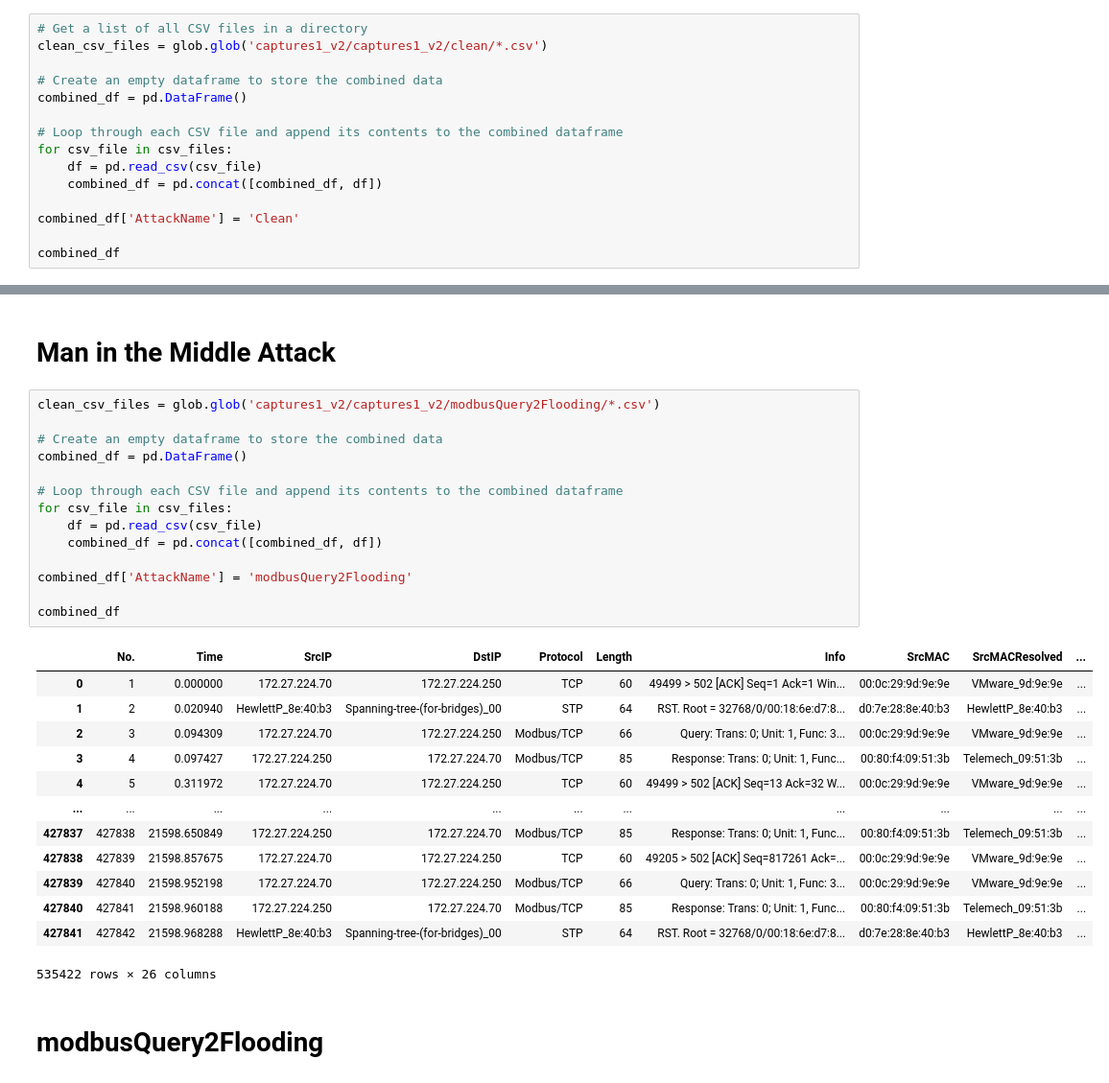
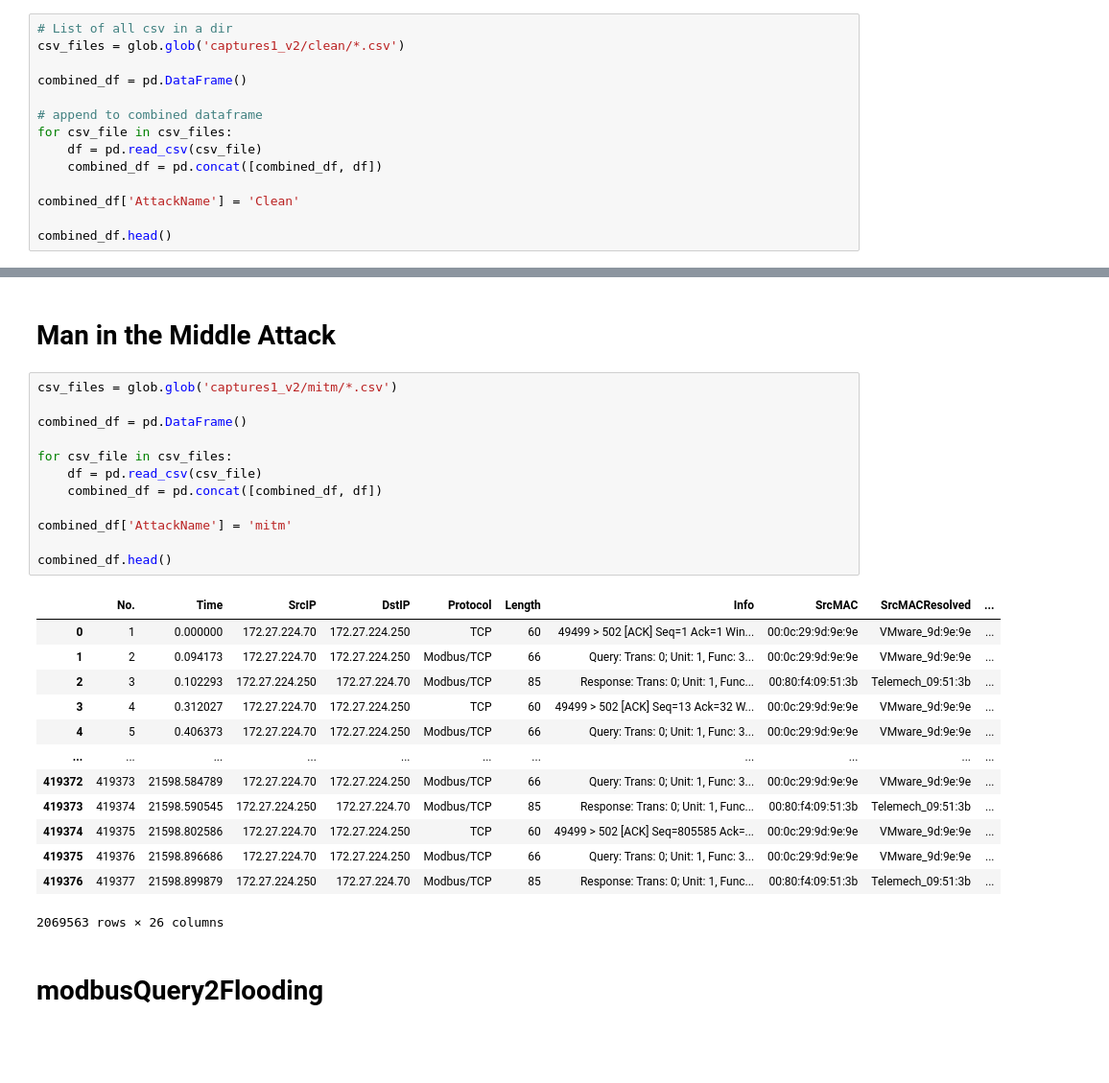
Before and after one commit to Amani-blip/Modbus-Protocol-Attacks, a Jupyter notebook: DimensionalModel.ipynb, the cells around one changed output, grey strips where cells are left out. Shown at 96% size. Cells and saved outputs as stored; diff of their text form; blank space fills up the shorter version.

Commit message:
adding remaining attacks

```diff
--- a/DimensionalModel.ipynb
+++ b/DimensionalModel.ipynb
@@ -4,20 +12,19 @@ import glob
 # %% [markdown]
 # Clean Packet Capture
 # %%
-# Get a list of all CSV files in a directory
-clean_csv_files = glob.glob('captures1_v2/captures1_v2/clean/*.csv')
+# List of all csv in a dir
+csv_files = glob.glob('captures1_v2/clean/*.csv')
 
-# Create an empty dataframe to store the combined data
 combined_df = pd.DataFrame()
 
-# Loop through each CSV file and append its contents to the combined dataframe
+# append to combined dataframe
 for csv_file in csv_files:
     df = pd.read_csv(csv_file)
     combined_df = pd.concat([combined_df, df])
 
 combined_df['AttackName'] = 'Clean'
 
-combined_df
+combined_df.head()
 # %% [output]
 |  | No. | Time | SrcIP | DstIP | Protocol | Length | Info | SrcMAC | SrcMACResolved | ... |
 | 0 | 1 | 0.000000 | 172.27.224.70 | 172.27.224.250 | TCP | 60 | 49499 > 502 [ACK] Seq=1 Ack=1 Win... | 00:0c:29:9d:9e:9e | VMware_9d:9e:9e | ... |
@@ -35,33 +42,31 @@ combined_df
 # %% [markdown]
 # Man in the Middle Attack
 # %%
-clean_csv_files = glob.glob('captures1_v2/captures1_v2/modbusQuery2Flooding/*.csv')
+csv_files = glob.glob('captures1_v2/mitm/*.csv')
 
-# Create an empty dataframe to store the combined data
 combined_df = pd.DataFrame()
 
-# Loop through each CSV file and append its contents to the combined dataframe
 for csv_file in csv_files:
     df = pd.read_csv(csv_file)
     combined_df = pd.concat([combined_df, df])
 
-combined_df['AttackName'] = 'modbusQuery2Flooding'
+combined_df['AttackName'] = 'mitm'
 
-combined_df
+combined_df.head()
 # %% [output]
 |  | No. | Time | SrcIP | DstIP | Protocol | Length | Info | SrcMAC | SrcMACResolved | ... |
 | 0 | 1 | 0.000000 | 172.27.224.70 | 172.27.224.250 | TCP | 60 | 49499 > 502 [ACK] Seq=1 Ack=1 Win... | 00:0c:29:9d:9e:9e | VMware_9d:9e:9e | ... |
-| 1 | 2 | 0.020940 | HewlettP_8e:40:b3 | Spanning-tree-(for-bridges)_00 | STP | 64 | RST. Root = 32768/0/00:18:6e:d7:8... | d0:7e:28:8e:40:b3 | HewlettP_8e:40:b3 | ... |
-| 2 | 3 | 0.094309 | 172.27.224.70 | 172.27.224.250 | Modbus/TCP | 66 | Query: Trans: 0; Unit: 1, Func: 3... | 00:0c:29:9d:9e:9e | VMware_9d:9e:9e | ... |
-| 3 | 4 | 0.097427 | 172.27.224.250 | 172.27.224.70 | Modbus/TCP | 85 | Response: Trans: 0; Unit: 1, Func... | 00:80:f4:09:51:3b | Telemech_09:51:3b | ... |
-| 4 | 5 | 0.311972 | 172.27.224.70 | 172.27.224.250 | TCP | 60 | 49499 > 502 [ACK] Seq=13 Ack=32 W... | 00:0c:29:9d:9e:9e | VMware_9d:9e:9e | ... |
+| 1 | 2 | 0.094173 | 172.27.224.70 | 172.27.224.250 | Modbus/TCP | 66 | Query: Trans: 0; Unit: 1, Func: 3... | 00:0c:29:9d:9e:9e | VMware_9d:9e:9e | ... |
+| 2 | 3 | 0.102293 | 172.27.224.250 | 172.27.224.70 | Modbus/TCP | 85 | Response: Trans: 0; Unit: 1, Func... | 00:80:f4:09:51:3b | Telemech_09:51:3b | ... |
+| 3 | 4 | 0.312027 | 172.27.224.70 | 172.27.224.250 | TCP | 60 | 49499 > 502 [ACK] Seq=13 Ack=32 W... | 00:0c:29:9d:9e:9e | VMware_9d:9e:9e | ... |
+| 4 | 5 | 0.406373 | 172.27.224.70 | 172.27.224.250 | Modbus/TCP | 66 | Query: Trans: 0; Unit: 1, Func: 3... | 00:0c:29:9d:9e:9e | VMware_9d:9e:9e | ... |
 | ... | ... | ... | ... | ... | ... | ... | ... | ... | ... | ... |
-| 427837 | 427838 | 21598.650849 | 172.27.224.250 | 172.27.224.70 | Modbus/TCP | 85 | Response: Trans: 0; Unit: 1, Func... | 00:80:f4:09:51:3b | Telemech_09:51:3b | ... |
-| 427838 | 427839 | 21598.857675 | 172.27.224.70 | 172.27.224.250 | TCP | 60 | 49205 > 502 [ACK] Seq=817261 Ack=... | 00:0c:29:9d:9e:9e | VMware_9d:9e:9e | ... |
-| 427839 | 427840 | 21598.952198 | 172.27.224.70 | 172.27.224.250 | Modbus/TCP | 66 | Query: Trans: 0; Unit: 1, Func: 3... | 00:0c:29:9d:9e:9e | VMware_9d:9e:9e | ... |
-| 427840 | 427841 | 21598.960188 | 172.27.224.250 | 172.27.224.70 | Modbus/TCP | 85 | Response: Trans: 0; Unit: 1, Func... | 00:80:f4:09:51:3b | Telemech_09:51:3b | ... |
-| 427841 | 427842 | 21598.968288 | HewlettP_8e:40:b3 | Spanning-tree-(for-bridges)_00 | STP | 64 | RST. Root = 32768/0/00:18:6e:d7:8... | d0:7e:28:8e:40:b3 | HewlettP_8e:40:b3 | ... |
+| 419372 | 419373 | 21598.584789 | 172.27.224.70 | 172.27.224.250 | Modbus/TCP | 66 | Query: Trans: 0; Unit: 1, Func: 3... | 00:0c:29:9d:9e:9e | VMware_9d:9e:9e | ... |
+| 419373 | 419374 | 21598.590545 | 172.27.224.250 | 172.27.224.70 | Modbus/TCP | 85 | Response: Trans: 0; Unit: 1, Func... | 00:80:f4:09:51:3b | Telemech_09:51:3b | ... |
+| 419374 | 419375 | 21598.802586 | 172.27.224.70 | 172.27.224.250 | TCP | 60 | 49499 > 502 [ACK] Seq=805585 Ack=... | 00:0c:29:9d:9e:9e | VMware_9d:9e:9e | ... |
+| 419375 | 419376 | 21598.896686 | 172.27.224.70 | 172.27.224.250 | Modbus/TCP | 66 | Query: Trans: 0; Unit: 1, Func: 3... | 00:0c:29:9d:9e:9e | VMware_9d:9e:9e | ... |
+| 419376 | 419377 | 21598.899879 | 172.27.224.250 | 172.27.224.70 | Modbus/TCP | 85 | Response: Trans: 0; Unit: 1, Func... | 00:80:f4:09:51:3b | Telemech_09:51:3b | ... |
-535422 rows × 26 columns
+2069563 rows × 26 columns
 # %% [markdown]
 # modbusQuery2Flooding
 # %%
```
Also changed, not shown: parts of 8 cells of this notebook.
